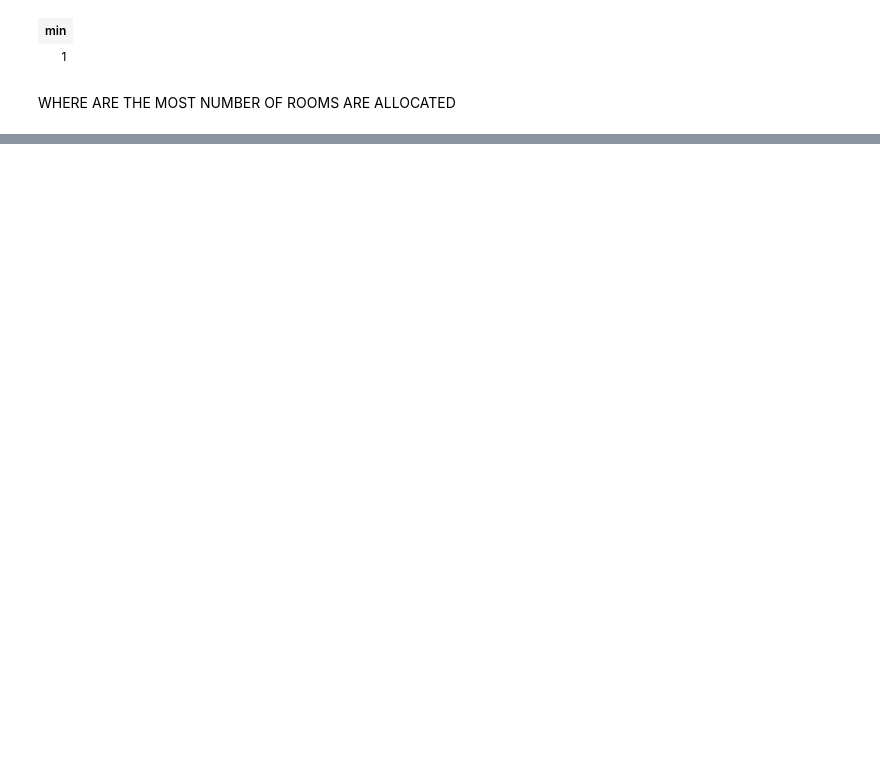
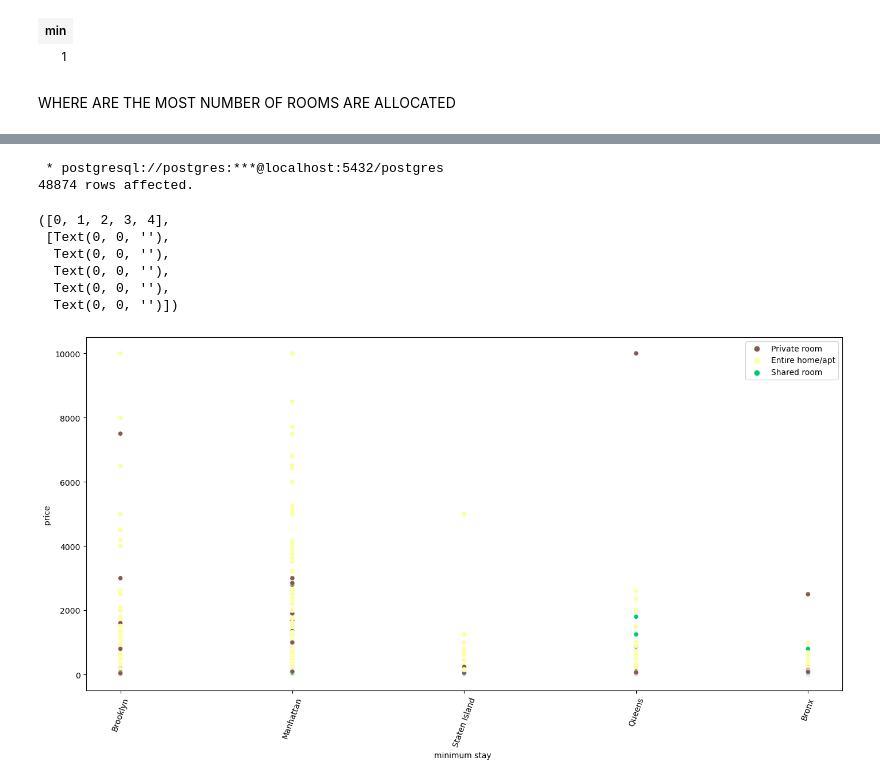
Before and after one commit to The-DigitalAcademy/No_Name-Data-Visualization-and-Analysis---Airbnb_lisbon-, a Jupyter notebook: new_york_airbnb.ipynb, the cells around one changed output, grey strips where cells are left out. Saved outputs shown, nothing was run; the diff lists cells and outputs as text; code cells hidden in the pictures; blank space fills up the shorter version.

Commit message:
plt plot

```diff
--- a/new_york_airbnb.ipynb
+++ b/new_york_airbnb.ipynb
@@ -279,3 +312,38 @@ plt.xticks(rotation=70)
   Text(14, 0, 'John'),
   Text(15, 0, 'Stat')])
 [figure]
+# %%
+import seaborn as sns
+sc=%sql select  neighbourhood_group,price,room_type  from  airbnb_newyork
+
+prc=[]
+min_st = []
+rm_typ=[]
+
+
+
+for i in sc:
+    min_st.append(i[0])
+    prc.append(i[1])
+    rm_typ.append(i[2])
+
+
+plt.figure(figsize=(17,8))
+current_palette = sns.color_palette()
+
+sns.scatterplot(x=min_st, y= prc,hue=rm_typ,palette='terrain_r')
+plt.xticks(rotation=60)
+plt.ylabel("price ")
+plt.xlabel("minimum stay ")
+plt.xticks(rotation=70)
+#plt.bar(host_name, host_list, color='green')
+# %% [output]
+ * postgresql://postgres:***@localhost:5432/postgres
+48874 rows affected.
+([0, 1, 2, 3, 4],
+ [Text(0, 0, ''),
+  Text(0, 0, ''),
+  Text(0, 0, ''),
+  Text(0, 0, ''),
+  Text(0, 0, '')])
+[figure, added]
```
Also changed, not shown: parts of 20 cells of this notebook.
